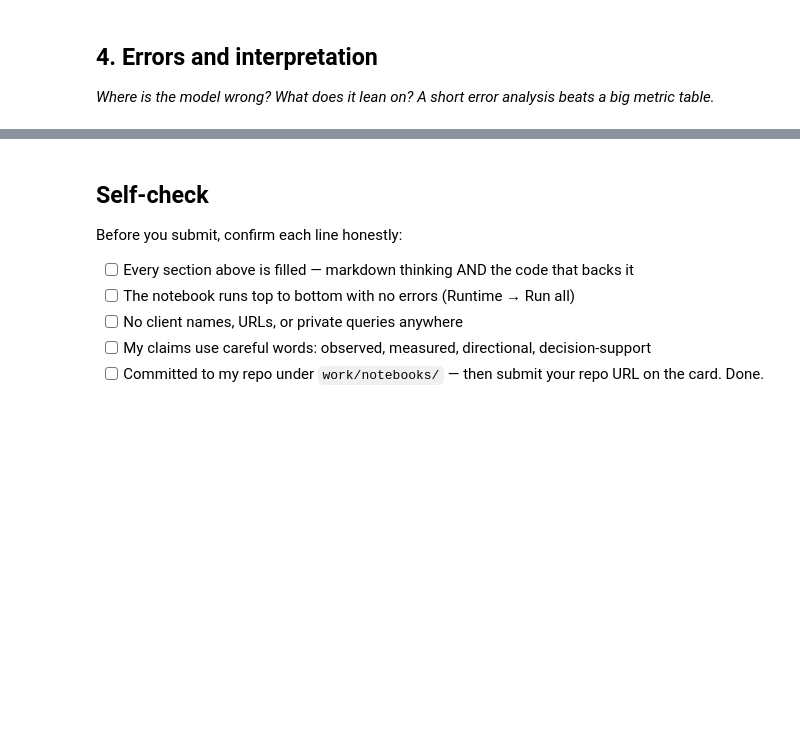
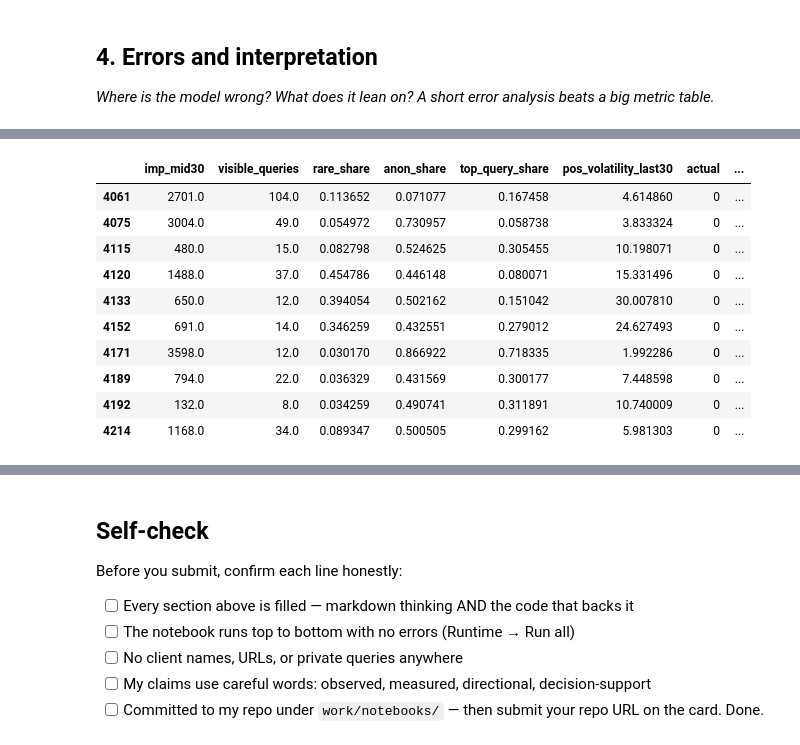
Before and after one commit to Sudharshansirikonda/flyrank-ml-internship-starter, a Jupyter notebook: work/notebooks/w05_model.ipynb, the cells around one changed output, grey strips where cells are left out. Drawn from its saved outputs; the diff is of its cells as text; code cells hidden in the pictures; blank space fills up the shorter version.

```diff
--- a/work/notebooks/w05_model.ipynb
+++ b/work/notebooks/w05_model.ipynb
@@ -291,3 +464,25 @@ Client C ──→ TEST'''
 ## 4. Errors and interpretation
 
 *Where is the model wrong? What does it lean on? A short error analysis beats a big metric table.*
+# %%
+errors = model_data.iloc[test_idx].copy()
+
+errors["actual"] = y_test.values
+errors["predicted"] = pred
+errors["model_score"] = prob
+
+errors["error_type"] = "Correct"
+
+errors.loc[
+    (errors["actual"] == 1) &
+    (errors["predicted"] == 0),
+    "error_type"
+] = "False Negative"
+
+errors.loc[
+    (errors["actual"] == 0) &
+    (errors["predicted"] == 1),
+    "error_type"
+] = "False Positive"
+
+errors["error_type"].value_counts()
@@ -293,0 +496,18 @@ Client C ──→ TEST'''
+# %%
+errors[
+    errors["error_type"] == "False Positive"
+][
+    feature_cols + ["actual", "predicted", "model_score"]
+].head(10)
+# %% [output]
+|  | imp_mid30 | visible_queries | rare_share | anon_share | top_query_share | pos_volatility_last30 | actual | ... |
+| 4061 | 2701.0 | 104.0 | 0.113652 | 0.071077 | 0.167458 | 4.614860 | 0 | ... |
+| 4075 | 3004.0 | 49.0 | 0.054972 | 0.730957 | 0.058738 | 3.833324 | 0 | ... |
+| 4115 | 480.0 | 15.0 | 0.082798 | 0.524625 | 0.305455 | 10.198071 | 0 | ... |
+| 4120 | 1488.0 | 37.0 | 0.454786 | 0.446148 | 0.080071 | 15.331496 | 0 | ... |
+| 4133 | 650.0 | 12.0 | 0.394054 | 0.502162 | 0.151042 | 30.007810 | 0 | ... |
+| 4152 | 691.0 | 14.0 | 0.346259 | 0.432551 | 0.279012 | 24.627493 | 0 | ... |
+| 4171 | 3598.0 | 12.0 | 0.030170 | 0.866922 | 0.718335 | 1.992286 | 0 | ... |
+| 4189 | 794.0 | 22.0 | 0.036329 | 0.431569 | 0.300177 | 7.448598 | 0 | ... |
+| 4192 | 132.0 | 8.0 | 0.034259 | 0.490741 | 0.311891 | 10.740009 | 0 | ... |
+| 4214 | 1168.0 | 34.0 | 0.089347 | 0.500505 | 0.299162 | 5.981303 | 0 | ... |
```
Also changed, not shown: parts of 16 cells of this notebook.
